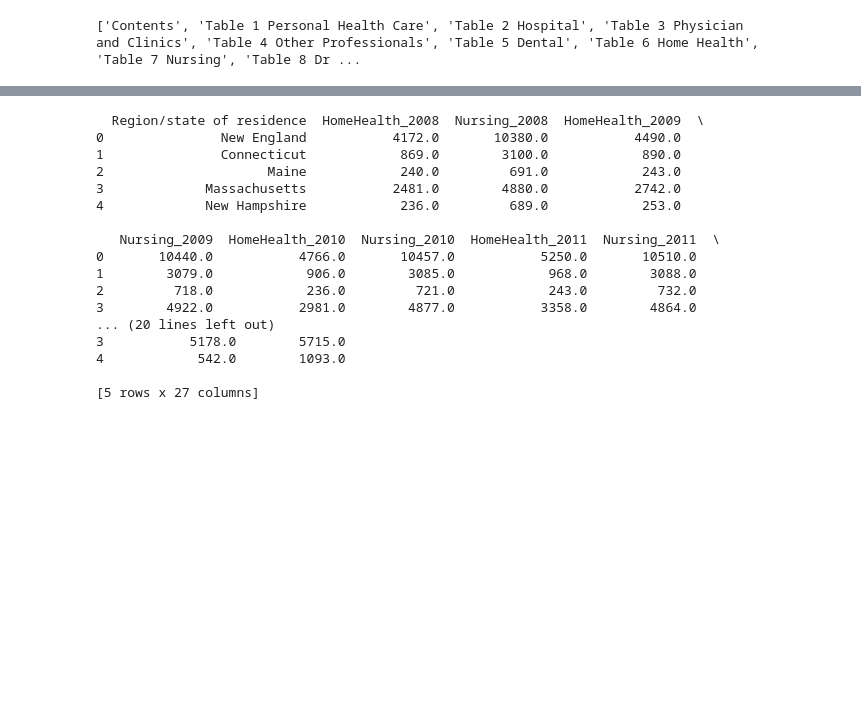
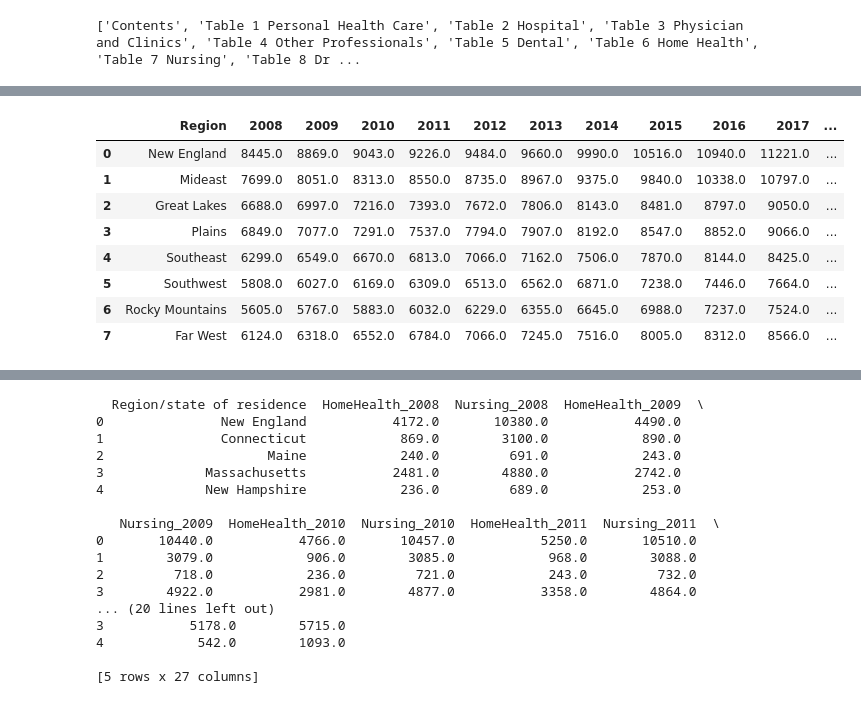
Before and after one commit to MyJineng/Healthcare-ETL, a Jupyter notebook: Notebooks/Project_Notebook.ipynb, the cells around one changed output, grey strips where cells are left out. Saved outputs shown, nothing was run; the diff lists cells and outputs as text; code cells hidden in the pictures; blank space fills up the shorter version.

```diff
--- a/Notebooks/Project_Notebook.ipynb
+++ b/Notebooks/Project_Notebook.ipynb
@@ -184,28 +250,38 @@ plt.show()
 # %%
 user = 'postgres'
-password = 'postgres'
+password = 'Enter123'
 host = 'localhost'
 port = '5432'
-database_name = 'Regional Health Care'
+database_name = 'Healthcare_DB'
 
 connection = f'postgresql+psycopg2://{user}:{password}@{host}:{port}/{database_name}'
 engine = create_engine(connection)
 with engine.connect() as connection:
     query = text("SELECT * FROM personal_health_care_regions;")
     query2 = text("SELECT * FROM regional_averages_income;")
     df_average_income = pd.read_sql(query2, connection)
     df_healthcare_expen = pd.read_sql(query, connection)
 
 with engine.connect() as connection:
     df_average_income = pd.read_sql(query2, connection)
     df_healthcare_expen = pd.read_sql(query, connection)
 
 connection.close()
 
 df_healthcare_expen.rename(columns={'Region/state of residence': 'Region'}, inplace=True)
 df_average_income.rename(columns={'region': 'Region'}, inplace=True)
 
 df_healthcare_expen
+# %% [output]
+|  | Region | 2008 | 2009 | 2010 | 2011 | 2012 | 2013 | 2014 | 2015 | 2016 | 2017 | ... |
+| 0 | New England | 8445.0 | 8869.0 | 9043.0 | 9226.0 | 9484.0 | 9660.0 | 9990.0 | 10516.0 | 10940.0 | 11221.0 | ... |
+| 1 | Mideast | 7699.0 | 8051.0 | 8313.0 | 8550.0 | 8735.0 | 8967.0 | 9375.0 | 9840.0 | 10338.0 | 10797.0 | ... |
+| 2 | Great Lakes | 6688.0 | 6997.0 | 7216.0 | 7393.0 | 7672.0 | 7806.0 | 8143.0 | 8481.0 | 8797.0 | 9050.0 | ... |
+| 3 | Plains | 6849.0 | 7077.0 | 7291.0 | 7537.0 | 7794.0 | 7907.0 | 8192.0 | 8547.0 | 8852.0 | 9066.0 | ... |
+| 4 | Southeast | 6299.0 | 6549.0 | 6670.0 | 6813.0 | 7066.0 | 7162.0 | 7506.0 | 7870.0 | 8144.0 | 8425.0 | ... |
+| 5 | Southwest | 5808.0 | 6027.0 | 6169.0 | 6309.0 | 6513.0 | 6562.0 | 6871.0 | 7238.0 | 7446.0 | 7664.0 | ... |
+| 6 | Rocky Mountains | 5605.0 | 5767.0 | 5883.0 | 6032.0 | 6229.0 | 6355.0 | 6645.0 | 6988.0 | 7237.0 | 7524.0 | ... |
+| 7 | Far West | 6124.0 | 6318.0 | 6552.0 | 6784.0 | 7066.0 | 7245.0 | 7516.0 | 8005.0 | 8312.0 | 8566.0 | ... |
 # %%
 income_cost_percentage = pd.DataFrame()
 
```
Also changed, not shown: parts of 15 cells of this notebook.
